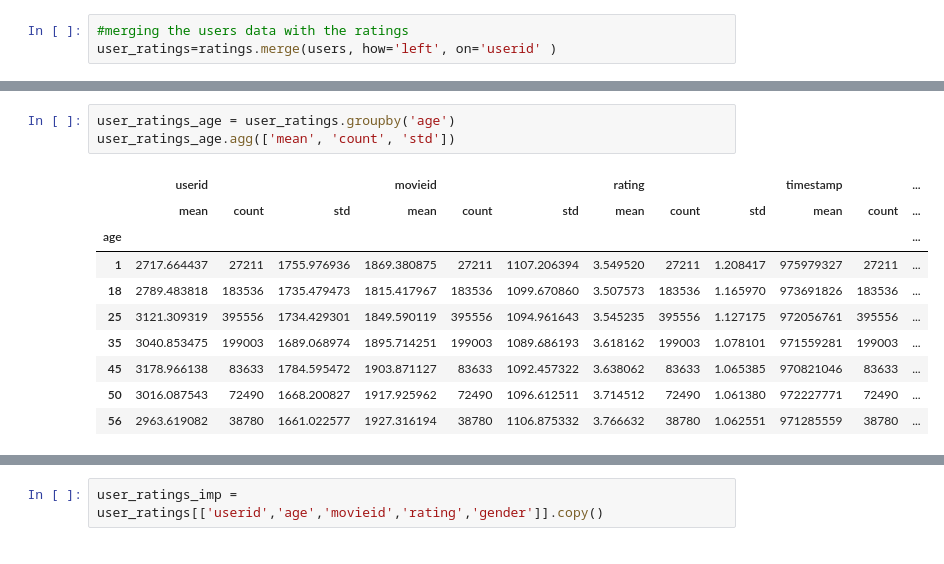
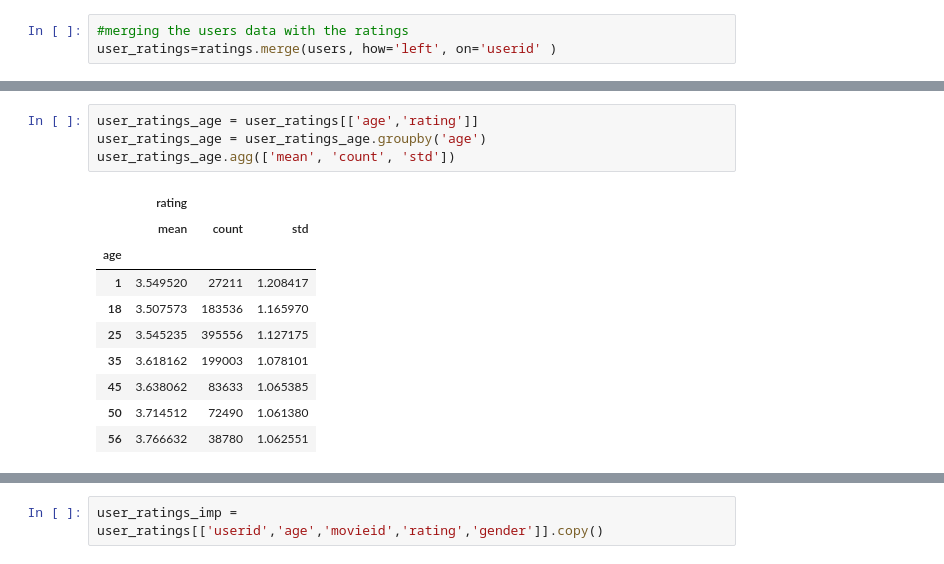
Before and after one commit to utkarshverma275/hello-world, a Jupyter notebook: movielens_recommendation.ipynb, the cells around one changed output, grey strips where cells are left out. Drawn from its saved outputs; the diff is of its cells as text.

```diff
--- a/movielens_recommendation.ipynb
+++ b/movielens_recommendation.ipynb
@@ -158,15 +168,16 @@ avg_user_rating= user_ratings_userid.agg('mean')
 # %%
-user_ratings_age = user_ratings.groupby('age')
+user_ratings_age = user_ratings[['age','rating']]
+user_ratings_age = user_ratings_age.groupby('age')
 user_ratings_age.agg(['mean', 'count', 'std'])
 # %% [output]
-|  | userid |  |  | movieid |  |  | rating |  |  | timestamp |  | ... |
-|  | mean | count | std | mean | count | std | mean | count | std | mean | count | ... |
-| age |  |  |  |  |  |  |  |  |  |  |  | ... |
-| 1 | 2717.664437 | 27211 | 1755.976936 | 1869.380875 | 27211 | 1107.206394 | 3.549520 | 27211 | 1.208417 | 975979327 | 27211 | ... |
-| 18 | 2789.483818 | 183536 | 1735.479473 | 1815.417967 | 183536 | 1099.670860 | 3.507573 | 183536 | 1.165970 | 973691826 | 183536 | ... |
-| 25 | 3121.309319 | 395556 | 1734.429301 | 1849.590119 | 395556 | 1094.961643 | 3.545235 | 395556 | 1.127175 | 972056761 | 395556 | ... |
-| 35 | 3040.853475 | 199003 | 1689.068974 | 1895.714251 | 199003 | 1089.686193 | 3.618162 | 199003 | 1.078101 | 971559281 | 199003 | ... |
-| 45 | 3178.966138 | 83633 | 1784.595472 | 1903.871127 | 83633 | 1092.457322 | 3.638062 | 83633 | 1.065385 | 970821046 | 83633 | ... |
-| 50 | 3016.087543 | 72490 | 1668.200827 | 1917.925962 | 72490 | 1096.612511 | 3.714512 | 72490 | 1.061380 | 972227771 | 72490 | ... |
-| 56 | 2963.619082 | 38780 | 1661.022577 | 1927.316194 | 38780 | 1106.875332 | 3.766632 | 38780 | 1.062551 | 971285559 | 38780 | ... |
+|  | rating |  |  |
+|  | mean | count | std |
+| age |  |  |  |
+| 1 | 3.549520 | 27211 | 1.208417 |
+| 18 | 3.507573 | 183536 | 1.165970 |
+| 25 | 3.545235 | 395556 | 1.127175 |
+| 35 | 3.618162 | 199003 | 1.078101 |
+| 45 | 3.638062 | 83633 | 1.065385 |
+| 50 | 3.714512 | 72490 | 1.061380 |
+| 56 | 3.766632 | 38780 | 1.062551 |
 # %%
```
Also changed, not shown: parts of 18 cells of this notebook.
